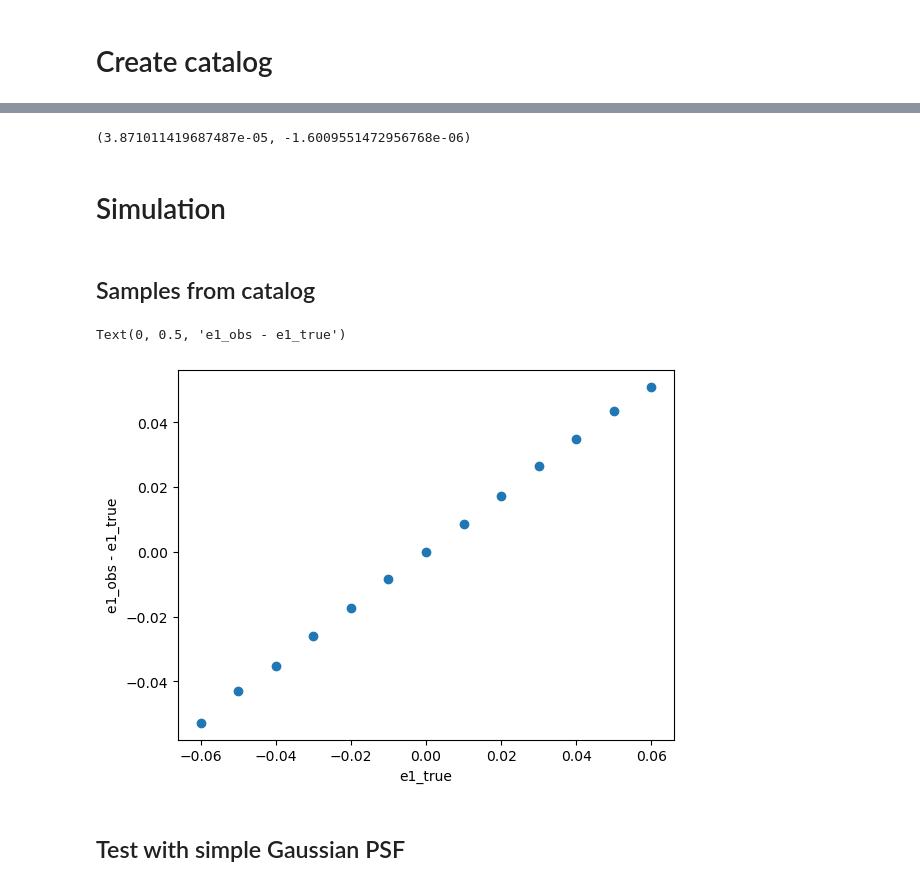
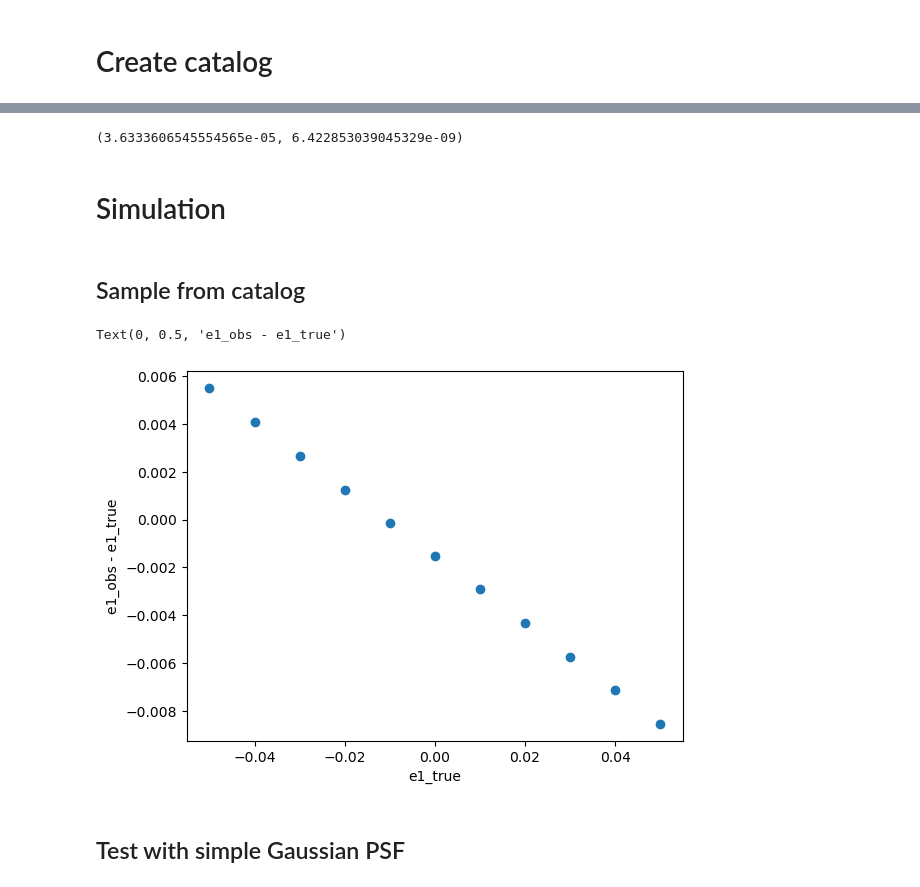
Before and after one commit to creastro/shape_measurement_test, a Jupyter notebook: Euclid.ipynb, the cells around one changed output, grey strips where cells are left out. Cells and saved outputs as stored; diff of their text form; code cells hidden in the pictures.

```diff
--- a/Euclid.ipynb
+++ b/Euclid.ipynb
@@ -268,7 +360,7 @@ plt.colorbar()
 # %% [markdown]
 # Create catalog
 # %%
-nobj=1000
+nobj=10
 i=0
 
 samples1=[]             # First sample
@@ -280,7 +372,6 @@ in_shape2=[]
 psf_sed = galsim.SED('1', wave_type='Angstrom', flux_type='flambda')
 psf_star = galsim.DeltaFunction()
 pixel_scale = roman.pixel_scale
-wcs = galsim.PixelScale(pixel_scale)
 psf_img = galsim.Convolve([psf_star, psf]) * psf_sed.withFlux(1, bandpass)
 im_psf = psf_img.drawImage(bandpass,nx=32,ny=32,wcs=wcs)
 
@@ -294,15 +385,15 @@ while i < nobj:
     obj1 = obj.rotate(90*galsim.degrees)
 
     try:
-        im_obj = obj.drawImage(bandpass,nx=64,ny=64,wcs=wcs)
+        im_obj = obj.drawImage(bandpass,nx=64,ny=64, scale = pixel_scale)
         final = galsim.Convolve(obj, psf)
-        stamp = final.drawImage(bandpass, nx=64,ny=64, wcs = wcs)
+        stamp = final.drawImage(bandpass, nx=64,ny=64, scale = pixel_scale)
         s = galsim.hsm.EstimateShear(stamp, im_psf)
         o = galsim.hsm.FindAdaptiveMom(im_obj, round_moments = False )
 
-        im_obj1 = obj1.drawImage(bandpass,nx=64,ny=64,wcs=wcs)
+        im_obj1 = obj1.drawImage(bandpass,nx=64,ny=64, scale = pixel_scale)
         final1 = galsim.Convolve(obj1, psf)
-        stamp1 = final.drawImage(bandpass, nx=64,ny=64, wcs = wcs)
+        stamp1 = final.drawImage(bandpass, nx=64,ny=64, scale = pixel_scale)
         s1 = galsim.hsm.EstimateShear(stamp1, im_psf)
         o1 = galsim.hsm.FindAdaptiveMom(im_obj1, round_moments = False )
 
@@ -331,13 +422,13 @@ samples1.size, in_shape1.size
 # %%
 in_shape1.mean(), in_shape2.mean()
 # %% [output]
-(3.871011419687487e-05, -1.6009551472956768e-06)
+(3.6333606545554565e-05, 6.422853039045329e-09)
 # %% [markdown]
 # Simulation
 # %% [markdown]
-## Samples from catalog
+## Sample from catalog
 # %%
-nobj = 10000
+nobj = 1000
 i=0
 
 samples=[]
@@ -346,11 +437,11 @@ while i < nobj:
     obj = samples1[a]
     obj1 = samples2[a]
 
-    im_obj = obj.drawImage(nx=64,ny=64,wcs=wcs)
-    o = galsim.hsm.FindAdaptiveMom(im_obj, round_moments = False )
+#     im_obj = obj.drawImage(nx=64,ny=64,wcs=wcs)
+#     o = galsim.hsm.FindAdaptiveMom(im_obj, round_moments = False )
 
-    im_obj1 = obj1.drawImage(nx=64,ny=64,wcs=wcs)
-    o1 = galsim.hsm.FindAdaptiveMom(im_obj1, round_moments = False )
+#     im_obj1 = obj1.drawImage(nx=64,ny=64,wcs=wcs)
+#     o1 = galsim.hsm.FindAdaptiveMom(im_obj1, round_moments = False )
 
     # print(o.observed_shape.e1, o1.observed_shape.e1)
 
@@ -361,7 +452,7 @@ while i < nobj:
 
 samples = np.asarray(samples)
 # %%
-shear = np.arange(-0.1,0.1,0.01)
+shear = np.arange(-0.05,0.06,0.01)
 diff = []
 obs = []
 
@@ -374,7 +465,7 @@ for ashear in shear:
         obj = samples[j]
         obj = obj.shear(g1 = ashear)
         final = galsim.Convolve(obj, psf)
-        stamp = final.drawImage(nx=64,ny=64, wcs = wcs)
+        stamp = final.drawImage(bandpass,nx=64,ny=64, wcs = wcs)
         s = galsim.hsm.EstimateShear(stamp, im_psf)
         # print(s.observed_shape.e1)
         e1.append(s.corrected_e1)
@@ -388,11 +479,11 @@ for ashear in shear:
 obs = np.asarray(obs)
 diff = np.asarray(diff)
 # %%
-plt.scatter(shear,obs)
+plt.scatter(shear,diff)
 plt.xlabel('e1_true')
 plt.ylabel('e1_obs - e1_true')
 # %% [output]
 Text(0, 0.5, 'e1_obs - e1_true')
-[figure, old version]
+[figure, new version]
 # %% [markdown]
 ## Test with simple Gaussian PSF
```
Also changed, not shown: parts of 15 cells of this notebook.
